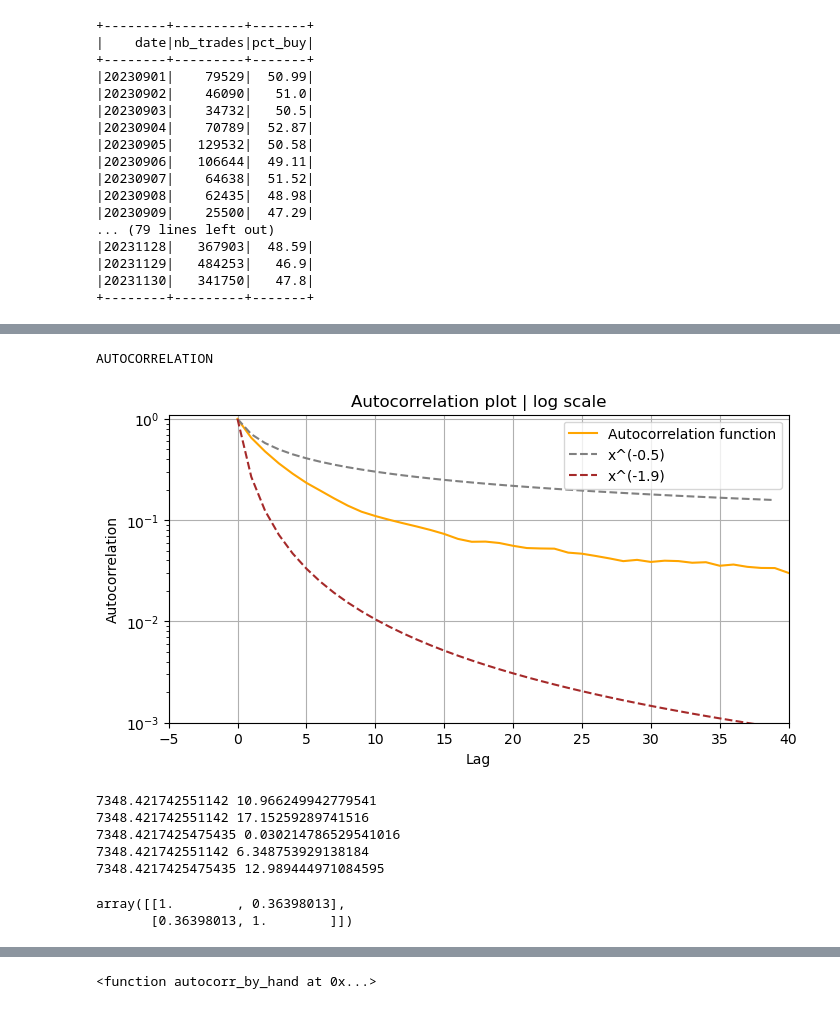
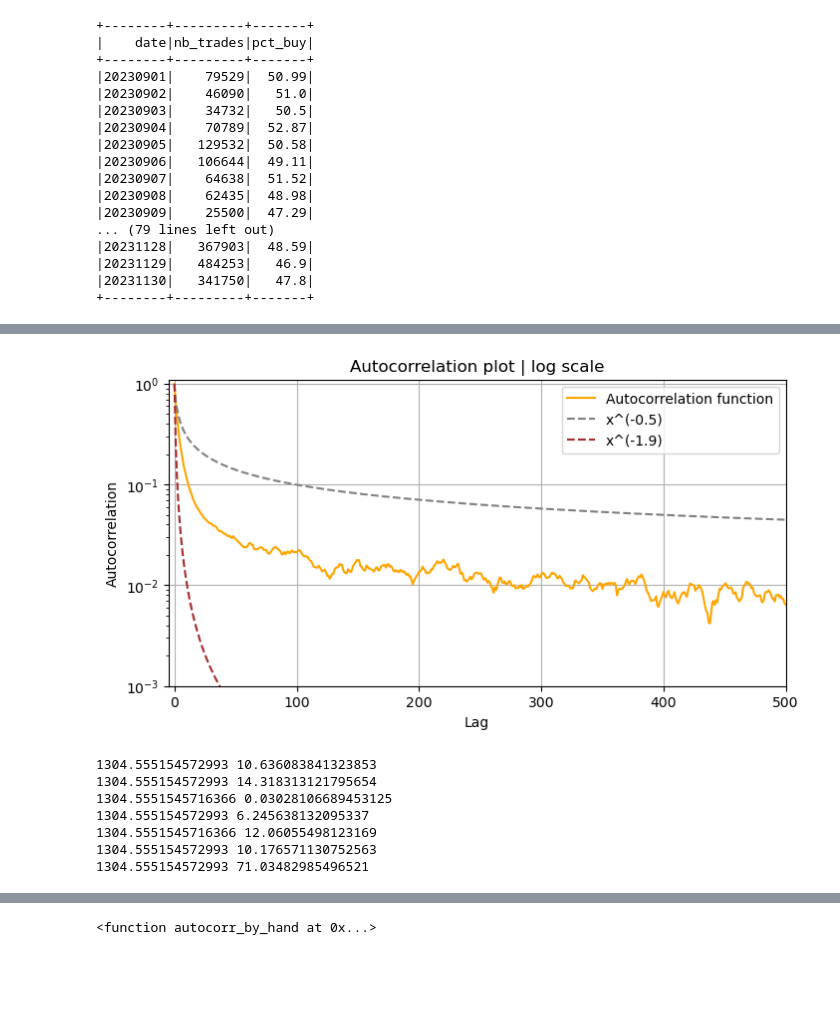
Before and after one commit to MartinGangand/tradeflow, a Jupyter notebook: trade_flow_modelling/src/data_analysis.ipynb, the cells around one changed output, grey strips where cells are left out. Drawn from its saved outputs; the diff is of its cells as text; code cells hidden in the pictures; blank space fills up the shorter version.

Commit message:
Efficient computation of autocorrelation with fast fourier transform

```diff
--- a/trade_flow_modelling/src/data_analysis.ipynb
+++ b/trade_flow_modelling/src/data_analysis.ipynb
@@ -104,18 +115,13 @@ To adjust logging level use sc.setLogLevel(newLevel). For SparkR, use setLogLeve
 # %%
-importlib.reload(autocorrelation_calculator)
-def plot_autocorrelation_np(time_series, nb_lags=None, label="Autocorrelation function", gamma=2.1, log_scale=True):
+def plot_autocorrelation(time_series, nb_lags=None, label="Autocorrelation function", log_scale=True):
     fig, axe = plt.subplots(1, 1, figsize=(8, 4))
-    autocorrelation = None
-    if (nb_lags is None):
-        autocorrelation = autocorrelation_calculator.autocorrelation_np(time_series)
-    else:
-        autocorrelation = autocorrelation_calculator.autocorrelation_convolution_perso(time_series, nb_lags)
+    autocorrelation = autocorrelation_calculator.calculate_autocorrelation(time_series, nb_lags, "fft")
 
     axe.plot(autocorrelation, "orange", label=label)
 
     x = [i for i in range(1, len(autocorrelation))]
-    y_1 = [l ** (-0.5) if l > 0 else 1 for l in x]
-    y_2 = [l ** (-1.9) if l > 0 else 1 for l in x]
+    y_1 = [l ** (-0.5) for l in range(1, len(autocorrelation) + 1)]
+    y_2 = [l ** (-1.9) for l in range(1, len(autocorrelation) + 1)]
 
     axe.plot(y_1, "grey", linestyle="dashed", label="x^(-0.5)")
     axe.plot(y_2, "brown", linestyle="dashed", label="x^(-1.9)")
@@ -131,18 +137,19 @@ def plot_autocorrelation_np(time_series, nb_lags=None, label="Autocorrelation fu
     axe.grid(True)
     axe.legend()
     plt.show()
-# %% [output]
-AUTOCORRELATION
-# %%
-plot_autocorrelation_np(signs, 40)
-# %% [output]
-[figure, removed]
+# %%
+signs = sign_extractor.retrieve_signs("APTUSDT", "2023-11-01", "2023-11-10")
+# %%
+plot_autocorrelation(signs, 500)
+# %% [output]
+[figure, added]
 # %%
 
 N = 100000000
 # arr = [np.random.normal() for i in range(N)]
 arr = np.random.normal(size=N)
 # %%
+import functools
 
 s = 0
 s1 = time.time()
@@ -154,8 +161,7 @@ print(s, e1-s1)
 s = 0
 s1 = time.time()
 for i in range(len(arr)):
-    temp = arr[i]
-    s += temp
+    s += arr[i]
 e1 = time.time()
 print(s, e1-s1)
 
@@ -176,14 +182,17 @@ s2 = time.time()
 s = np.sum([i for i in arr])
 e2 = time.time()
 print(s, e2-s2)
+
+s = 0
+s2 = time.time()
+s = functools.reduce(lambda a, b: a+b, arr)
+e2 = time.time()
+print(s, e2-s2)
 # %% [output]
-7348.421742551142 10.966249942779541
-7348.421742551142 17.15259289741516
-7348.4217425475435 0.030214786529541016
-7348.421742551142 6.348753929138184
-7348.4217425475435 12.989444971084595
+1304.555154572993 10.636083841323853
+1304.555154572993 14.318313121795654
+1304.5551545716366 0.03028106689453125
+1304.555154572993 6.245638132095337
+1304.5551545716366 12.06055498123169
+1304.555154572993 10.176571130752563
+1304.555154572993 71.03482985496521
-# %%
-np.corrcoef(signs[3:], signs[:-3])
-# %% [output]
-array([[1.        , 0.36398013],
-       [0.36398013, 1.        ]])
```
Also changed, not shown: parts of 7 cells of this notebook, 3 other files.
